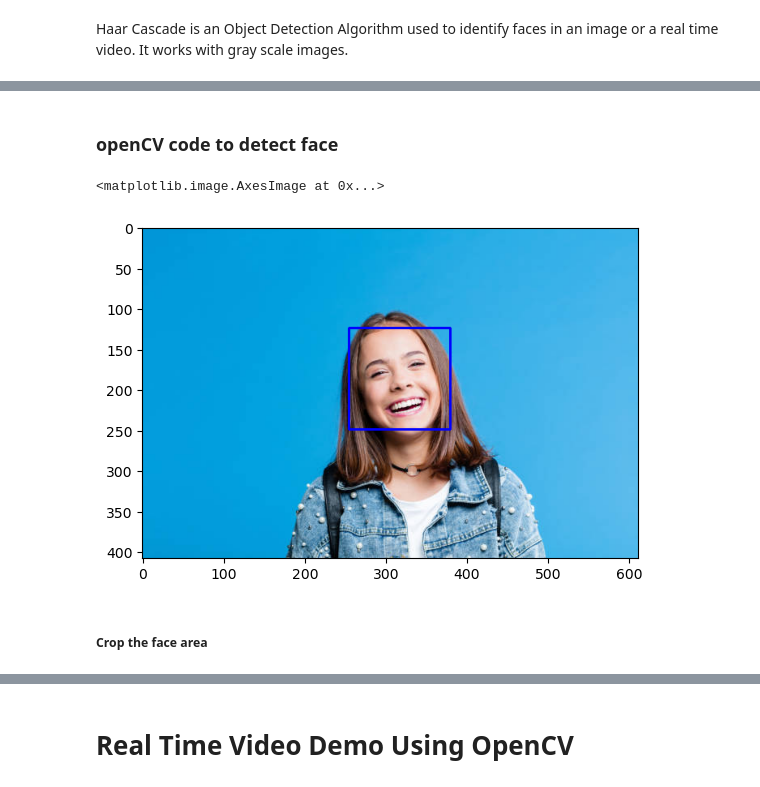
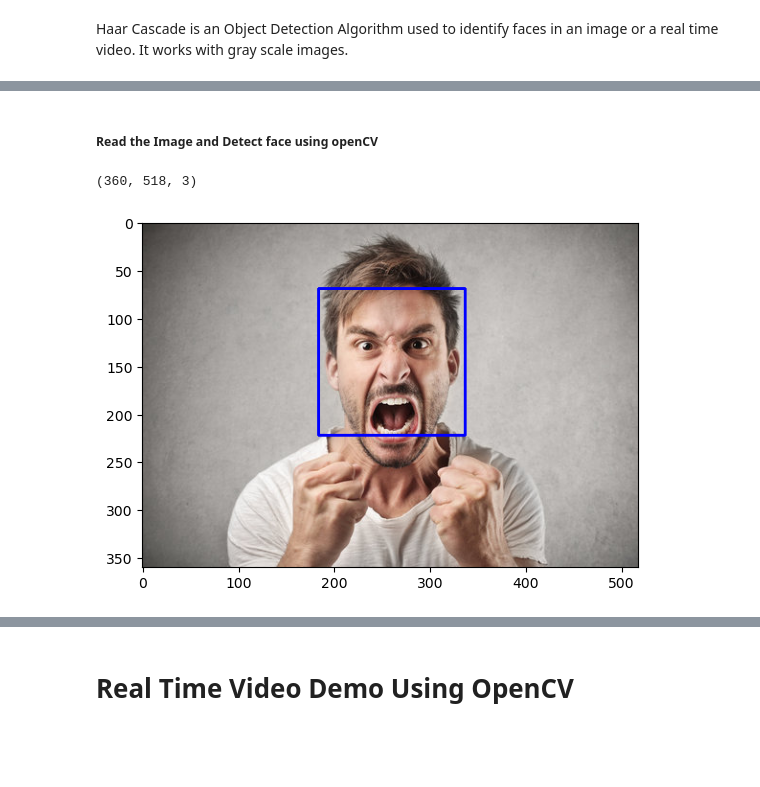
Before and after one commit to urnisha19/A-System-for-real-time-facial-emotion-recognition-thesis-, a Jupyter notebook: FER.ipynb, the cells around one changed output, grey strips where cells are left out. Saved outputs shown, nothing was run; the diff lists cells and outputs as text; code cells hidden in the pictures; blank space fills up the shorter version.

```diff
--- a/FER.ipynb
+++ b/FER.ipynb
@@ -508,29 +463,33 @@ plt.imshow(cv2.cvtColor(an_test_image, cv2.COLOR_BGR2RGB))
-# %% [markdown]
-### openCV code to detect face
+# %% [markdown]
+##### Read the Image and Detect face using openCV
 # %%
+# Load the cascade
+faceCascade = cv2.CascadeClassifier(cv2.data.haarcascades + 'haarcascade_frontalface_default.xml')
+
+# Read the input image
+an_test_image = cv2.imread("./Angry.jpg")
+
 # Detect faces
-faces = faceCascade.detectMultiScale(gray_img, 1.1, 4)
+faces = faceCascade.detectMultiScale(an_test_image, 1.1, 4)
 
 # Draw rectangle around the faces
 for (x, y, w, h) in faces:
     cv2.rectangle(an_test_image, (x, y), (x+w, y+h), (255, 0, 0), 2)
 
-    roi_gray = gray_img[y:y+h, x:x+w]
+    roi_gray = an_test_image[y:y+h, x:x+w]
     roi_color = an_test_image[y:y+h, x:x+w]
 
     faces = faceCascade.detectMultiScale(roi_gray)
 
     if len(faces) == 0:
         print("Face not detected")
     else:
-        for (ex, ey, ew, eh) in faces:
-            # region/boundary for face
-            face_roi = roi_color[ey:ey+eh, ex:ex+ew]
+        for (ex, ey, ew, eh) in faces: # if face is detected crop the face area
+            face_roi = roi_color[ey:ey+eh, ex:ex+ew]  # face_roi is the cropped face. we will send it to the model for prediction
 
 # Display the output
 plt.imshow(cv2.cvtColor(an_test_image, cv2.COLOR_BGR2RGB))
+an_test_image.shape
 # %% [output]
-<matplotlib.image.AxesImage at 0x...>
+(360, 518, 3)
-[figure, old version]
+[figure, new version]
-# %% [markdown]
-##### Crop the face area
```
Also changed, not shown: parts of 43 cells of this notebook, 3 other files.
